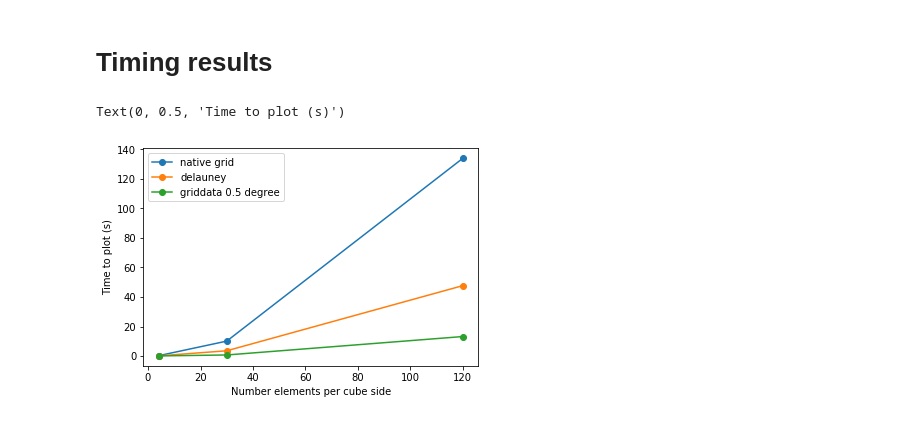
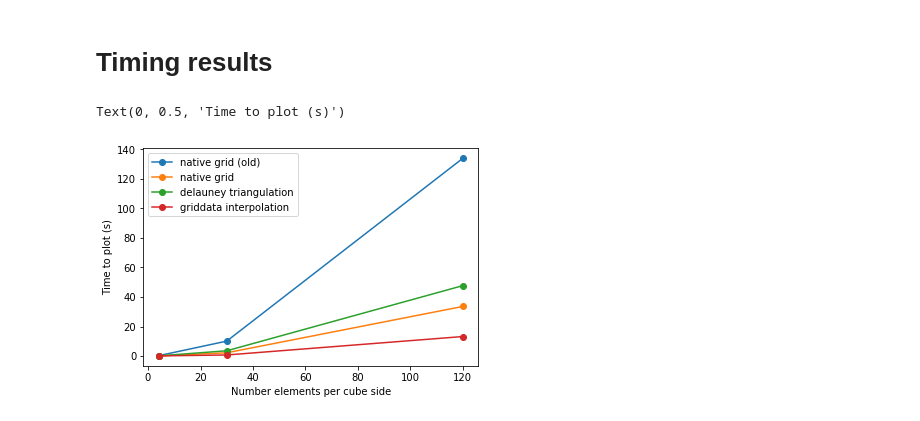
Before and after one commit to brhillman/e3smplot, a Jupyter notebook: plot_native.ipynb, the cells around one changed output. Drawn from its saved outputs; the diff is of its cells as text; code cells hidden in the pictures.

```diff
--- a/plot_native.ipynb
+++ b/plot_native.ipynb
@@ -320,7 +154,8 @@ cb = pyplot.colorbar(pl, orientation='horizontal', label='%s (%s)'%(data.long_na
 # Timing results
 # %%
 ne = (4, 30, 120)
-native = (212e-3, 10.1, 134)
+native_old = (212e-3, 10.1, 134)
+native = (69.9e-3, 2.19, 33.6)
 delauney = (93e-3, 3.55, 47.7)
 griddata_4degree = (51e-3, 952e-3, 12.2)
 griddata_1degree = (50.7e-3, 672e-3, 12.2)
@@ -329,14 +164,13 @@ griddata_0125degree = (681e-3, 1.48, 16.8)
 griddata_00625degree = (2.65, 3.48, 15.7)
 # %%
 figure, ax = pyplot.subplots()
+pl = ax.plot(ne, native_old, 'o-', label='native grid (old)')
 pl = ax.plot(ne, native, 'o-', label='native grid')
-pl = ax.plot(ne, delauney, 'o-', label='delauney')
-#pl = ax.plot(ne, griddata_4degree, 'o-', label='griddata 4 degree')
-#pl = ax.plot(ne, griddata_1degree, 'o-', label='griddata 1 degree')
-pl = ax.plot(ne, griddata_05degree, 'o-', label='griddata 0.5 degree')
+pl = ax.plot(ne, delauney, 'o-', label='delauney triangulation')
+pl = ax.plot(ne, griddata_05degree, 'o-', label='griddata interpolation')
 pyplot.legend()
 ax.set_xlabel('Number elements per cube side')
 ax.set_ylabel('Time to plot (s)')
 # %% [output]
 Text(0, 0.5, 'Time to plot (s)')
-[figure, old version]
+[figure, new version]
```
Also changed, not shown: parts of 13 cells of this notebook, 1 other file.
